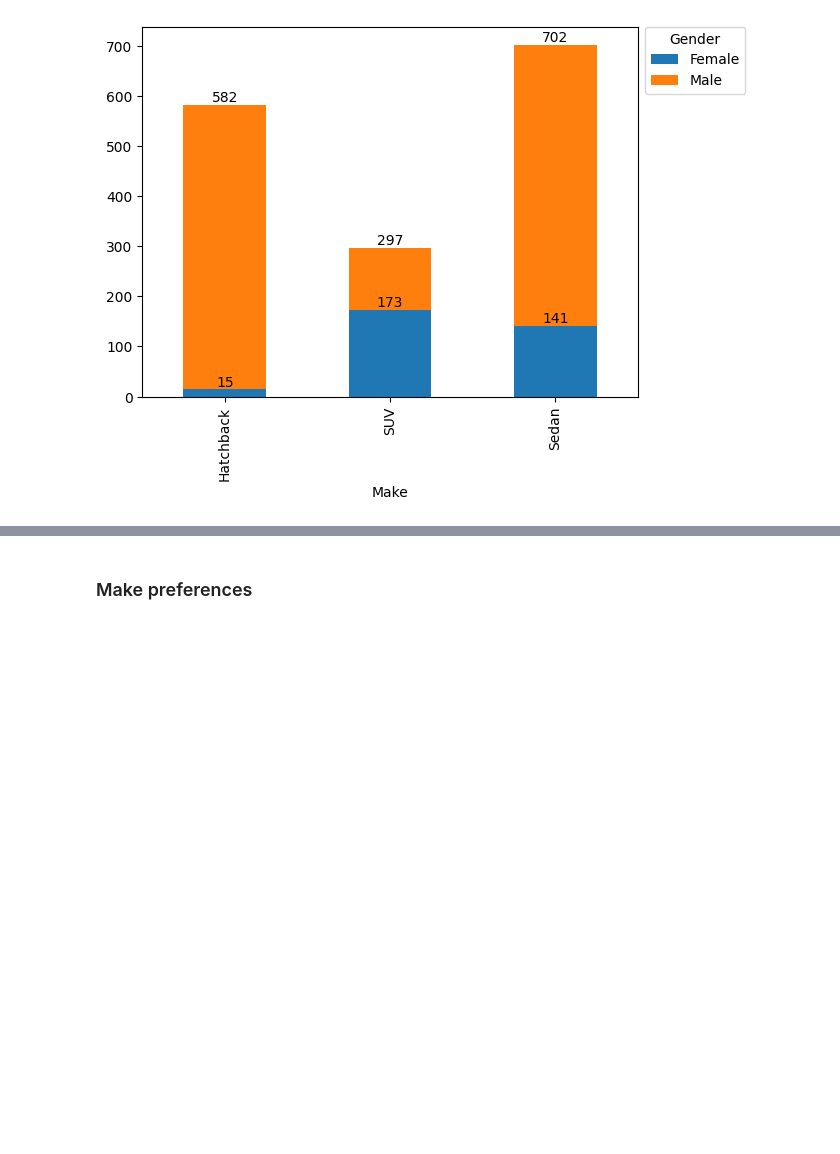
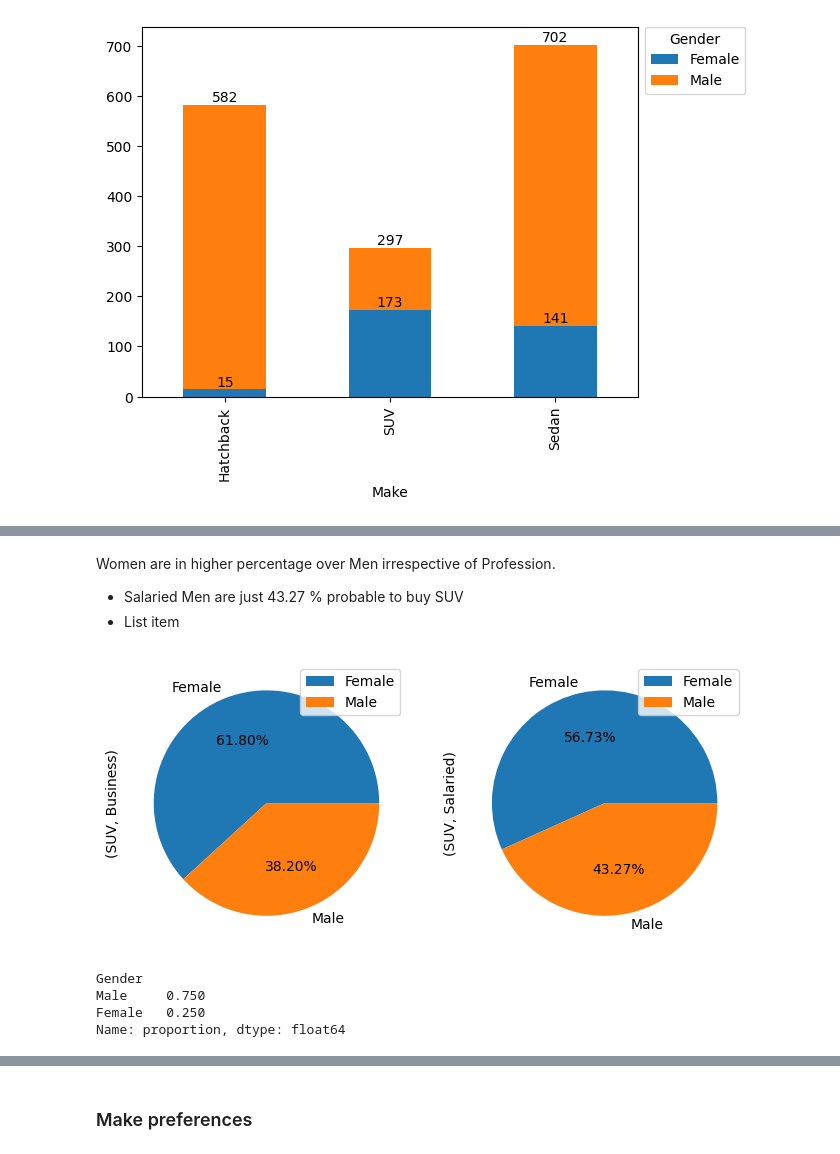
Before and after one commit to devopsopenshift/python, a Jupyter notebook: coded_project/AUSTO.ipynb, the cells around one changed output, grey strips where cells are left out. Saved outputs shown, nothing was run; the diff lists cells and outputs as text; code cells hidden in the pictures; blank space fills up the shorter version.

```diff
--- a/coded_project/AUSTO.ipynb
+++ b/coded_project/AUSTO.ipynb
@@ -299,0 +408,23 @@ for c in ax.containers:
+# %% [markdown]
+Women are in higher percentage over Men irrespective of Profession.
+
+*   Salaried Men are just 43.27 % probable to buy SUV
+*   List item
+# %%
+crosstb = pd.crosstab(SUVpurchasers.Gender, [SUVpurchasers.Make,SUVpurchasers.Profession])
+
+# Creating barplot
+ax = crosstb.plot(kind="pie", subplots=True,   figsize=(8, 12),autopct = "%.2f%%")
+
+#ax.legend(title='Gender', bbox_to_anchor=(1, 1.02), loc='upper left'
+
+plt.show()
+# %% [output]
+[figure, added]
+# %%
+salaried_persons['Gender'].value_counts(normalize=True)
+# %% [output]
+Gender
+Male     0.750
+Female   0.250
+Name: proportion, dtype: float64
```
Also changed, not shown: parts of 43 cells of this notebook.
